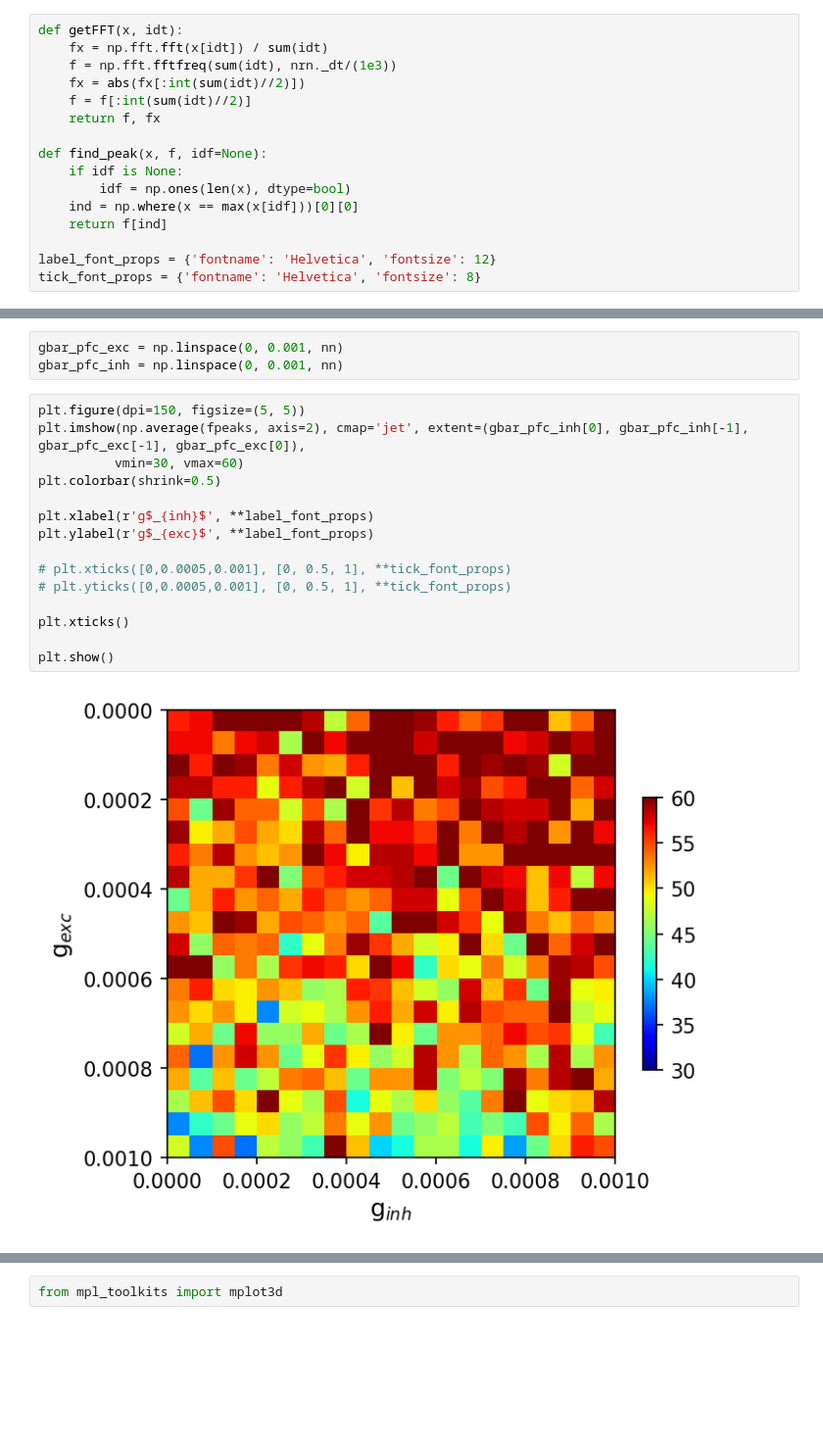
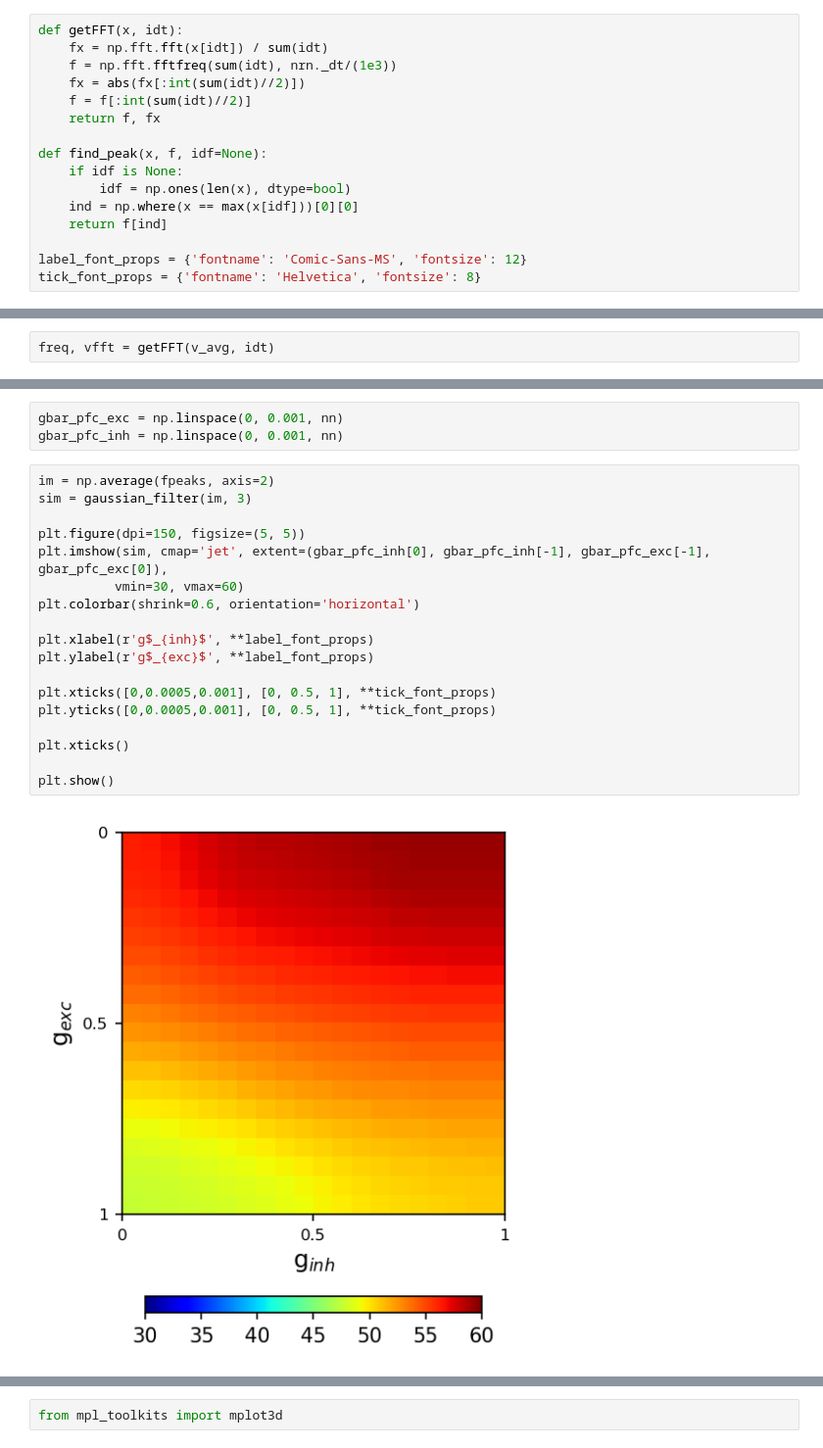
Before and after one commit to jyKim-97/NNoscillation, a Jupyter notebook: LIFnetwork/analysis_result.ipynb, the cells around one changed output, grey strips where cells are left out. Shown at 98% size. Drawn from its saved outputs; the diff is of its cells as text; blank space fills up the shorter version.

```diff
--- a/LIFnetwork/analysis_result.ipynb
+++ b/LIFnetwork/analysis_result.ipynb
@@ -26,10 +27,12 @@ def find_peak(x, f, idf=None):
     ind = np.where(x == max(x[idf]))[0][0]
     return f[ind]
 
-label_font_props = {'fontname': 'Helvetica', 'fontsize': 12}
+label_font_props = {'fontname': 'Comic-Sans-MS', 'fontsize': 12}
 tick_font_props = {'fontname': 'Helvetica', 'fontsize': 8}
 # %%
 nrn.set_times(tmax=500, dt=0.01)
+# %%
+freq, vfft = getFFT(v_avg, idt)
 # %%
 nn = 20
 
@@ -56,21 +64,24 @@ for i in range(nn):
 gbar_pfc_exc = np.linspace(0, 0.001, nn)
 gbar_pfc_inh = np.linspace(0, 0.001, nn)
 # %%
+im = np.average(fpeaks, axis=2)
+sim = gaussian_filter(im, 3)
+
 plt.figure(dpi=150, figsize=(5, 5))
-plt.imshow(np.average(fpeaks, axis=2), cmap='jet', extent=(gbar_pfc_inh[0], gbar_pfc_inh[-1], gbar_pfc_exc[-1], gbar_pfc_exc[0]),
+plt.imshow(sim, cmap='jet', extent=(gbar_pfc_inh[0], gbar_pfc_inh[-1], gbar_pfc_exc[-1], gbar_pfc_exc[0]),
           vmin=30, vmax=60)
-plt.colorbar(shrink=0.5)
+plt.colorbar(shrink=0.6, orientation='horizontal')
 
 plt.xlabel(r'g$_{inh}$', **label_font_props)
 plt.ylabel(r'g$_{exc}$', **label_font_props)
 
-# plt.xticks([0,0.0005,0.001], [0, 0.5, 1], **tick_font_props)
-# plt.yticks([0,0.0005,0.001], [0, 0.5, 1], **tick_font_props)
+plt.xticks([0,0.0005,0.001], [0, 0.5, 1], **tick_font_props)
+plt.yticks([0,0.0005,0.001], [0, 0.5, 1], **tick_font_props)
 
 plt.xticks()
 
 plt.show()
 # %% [output]
-[figure, old version]
+[figure, new version]
 # %%
 plt.figure(dpi=200)
```
Also changed, not shown: parts of 17 cells of this notebook, 2 other files.
